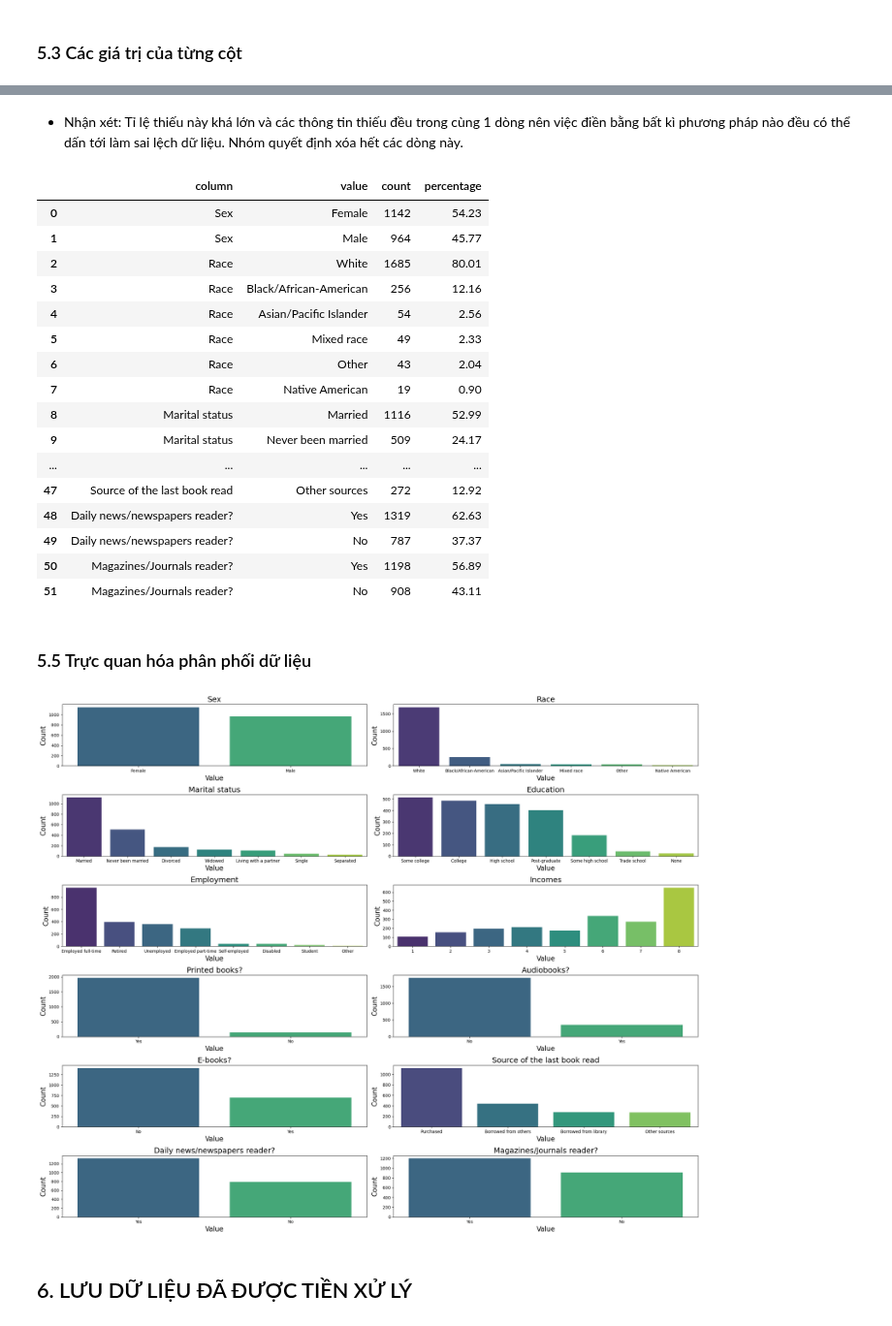
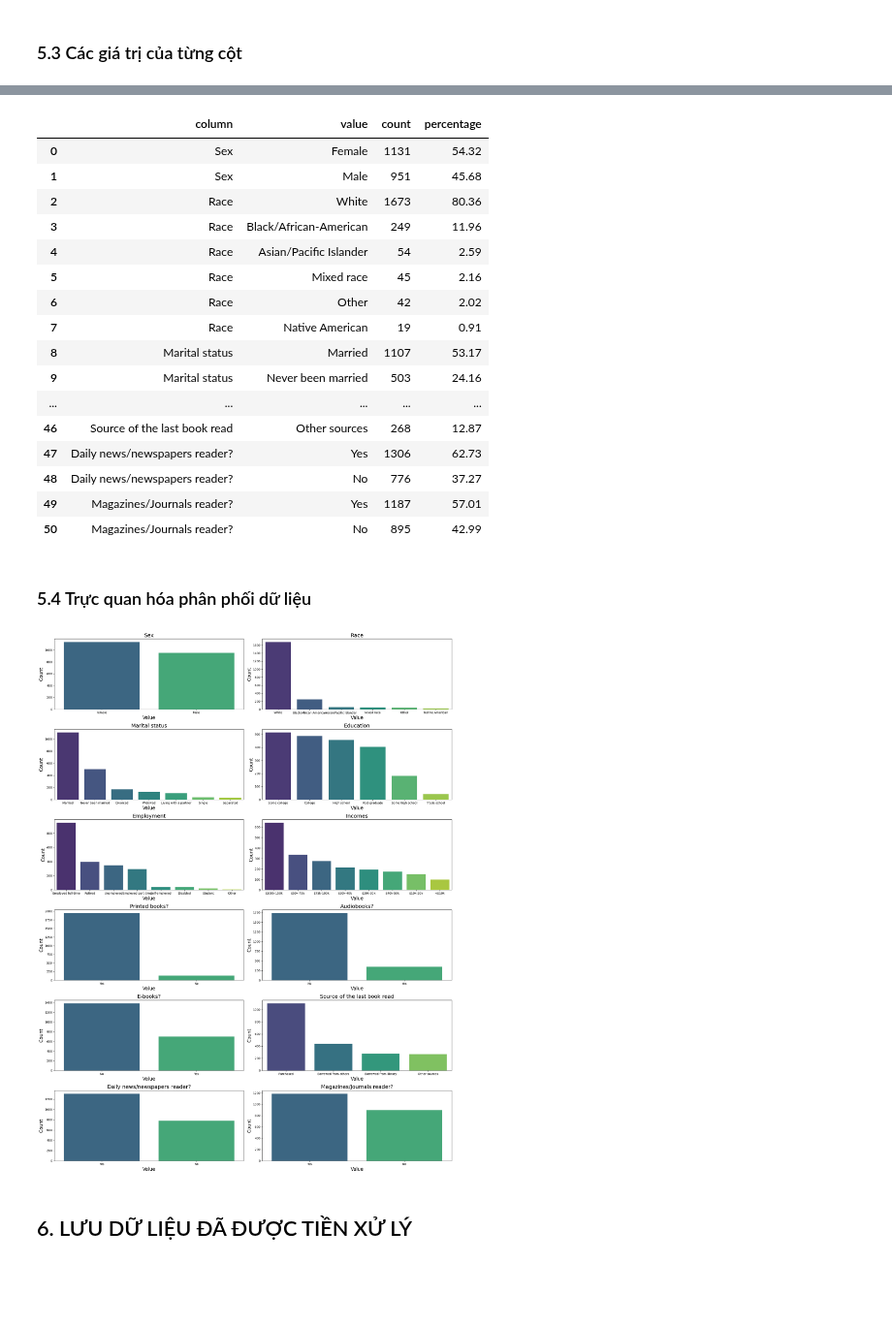
Before and after one commit to neyngnn/LTKHDL, a Jupyter notebook: notebook/Exploring.ipynb, the cells around one changed output, grey strips where cells are left out. Shown at 97% size. Drawn from its saved outputs; the diff is of its cells as text; code cells hidden in the pictures; blank space fills up the shorter version.

Commit message:
update exploring: remove None value in Education columns

```diff
--- a/notebook/Exploring.ipynb
+++ b/notebook/Exploring.ipynb
@@ -155,0 +158,3 @@ dtype: object
+# %%
+for col in df.columns:
+    print(f'{col}: {df[col].isnull().mean()}')
@@ -294,2 +312,2 @@ cat_dis_df
 # %%
-df = df[~df.isin(["Don’t know", 'Refused', '8', '9']).any(axis=1)]
+df = df[~df.isin(["Don’t know", 'Refused', '8', '9', 'None']).any(axis=1)]
@@ -316,2 +313,0 @@ dtype: float64
-# %% [markdown]
-- Nhận xét: Tỉ lệ thiếu này khá lớn và các thông tin thiếu đều trong cùng 1 dòng nên việc điền bằng bất kì phương pháp nào đều có thể dấn tới làm sai lệch dữ liệu. Nhóm quyết định xóa hết các dòng này.
@@ -322,24 +316,24 @@ cat_dis_df = flatten_categorical_stats(df, categorical_columns=categorical_colum
 cat_dis_df
 # %% [output]
 |  | column | value | count | percentage |
-| 0 | Sex | Female | 1142 | 54.23 |
-| 1 | Sex | Male | 964 | 45.77 |
-| 2 | Race | White | 1685 | 80.01 |
-| 3 | Race | Black/African-American | 256 | 12.16 |
-| 4 | Race | Asian/Pacific Islander | 54 | 2.56 |
-| 5 | Race | Mixed race | 49 | 2.33 |
-| 6 | Race | Other | 43 | 2.04 |
-| 7 | Race | Native American | 19 | 0.90 |
-| 8 | Marital status | Married | 1116 | 52.99 |
-| 9 | Marital status | Never been married | 509 | 24.17 |
+| 0 | Sex | Female | 1131 | 54.32 |
+| 1 | Sex | Male | 951 | 45.68 |
+| 2 | Race | White | 1673 | 80.36 |
+| 3 | Race | Black/African-American | 249 | 11.96 |
+| 4 | Race | Asian/Pacific Islander | 54 | 2.59 |
+| 5 | Race | Mixed race | 45 | 2.16 |
+| 6 | Race | Other | 42 | 2.02 |
+| 7 | Race | Native American | 19 | 0.91 |
+| 8 | Marital status | Married | 1107 | 53.17 |
+| 9 | Marital status | Never been married | 503 | 24.16 |
 | ... | ... | ... | ... | ... |
-| 47 | Source of the last book read | Other sources | 272 | 12.92 |
-| 48 | Daily news/newspapers reader? | Yes | 1319 | 62.63 |
-| 49 | Daily news/newspapers reader? | No | 787 | 37.37 |
-| 50 | Magazines/Journals reader? | Yes | 1198 | 56.89 |
-| 51 | Magazines/Journals reader? | No | 908 | 43.11 |
+| 46 | Source of the last book read | Other sources | 268 | 12.87 |
+| 47 | Daily news/newspapers reader? | Yes | 1306 | 62.73 |
+| 48 | Daily news/newspapers reader? | No | 776 | 37.27 |
+| 49 | Magazines/Journals reader? | Yes | 1187 | 57.01 |
+| 50 | Magazines/Journals reader? | No | 895 | 42.99 |
 # %% [markdown]
-### 5.5 Trực quan hóa phân phối dữ liệu
+### 5.4 Trực quan hóa phân phối dữ liệu
 # %%
 def create_category_dict(cat_stats):
     category_dict = {}
@@ -355,30 +349,30 @@ category_dict = create_category_dict(cat_dis_df)
 # %%
 # from matplotlib.gridspec import GridSpec
 def plot_from_dict(category_dict):
-    fig, axes = plt.subplots(6, 2, figsize=(22, 18))
+    fig, axes = plt.subplots(6, 2, figsize=(20, 26))
     axes = axes.flatten()  # biến mảng 2D của axes thành 1D để dễ truy cập
 
     for idx, (col, data) in enumerate(category_dict.items()):
         sns.barplot(
             x=data['values'],
             y=data['counts'],
             ax=axes[idx],
             palette='viridis'
         )
         axes[idx].set_title(f"{col}", fontsize=18)
         axes[idx].set_xlabel('Value', fontsize=16)
         axes[idx].set_ylabel('Count', fontsize=16)
         axes[idx].tick_params(axis='x')
 
     for idx in range(len(category_dict), 6 * 2):
         axes[idx].axis('off')
 
     plt.tight_layout()
     plt.show()
 
 plot_from_dict(category_dict)
 # %% [output]
-[figure, old version]
+[figure, new version]
 # %% [markdown]
 ## 6. LƯU DỮ LIỆU ĐÃ ĐƯỢC TIỀN XỬ LÝ
 # %%
```
Also changed, not shown: parts of 17 cells of this notebook, 1 other file.
